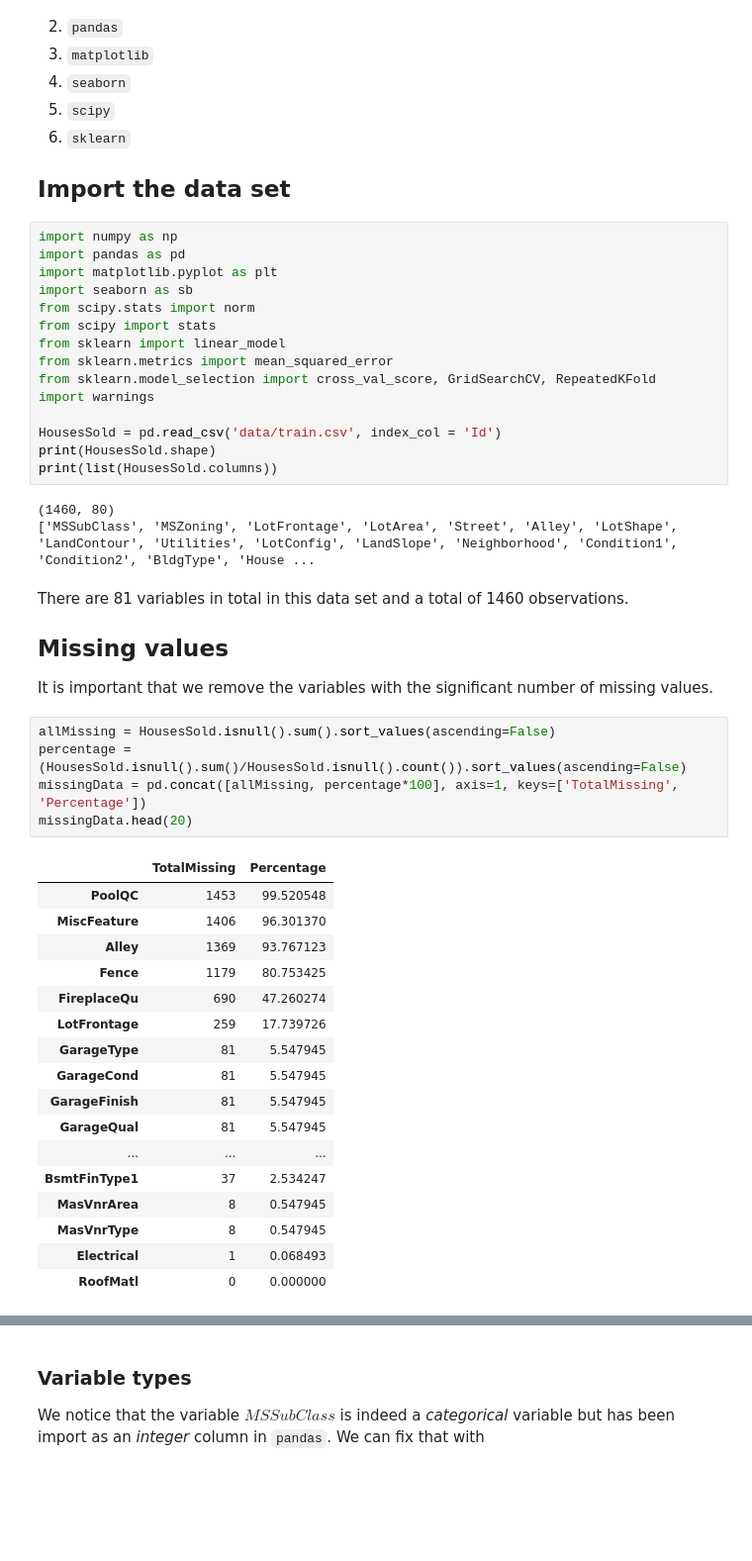
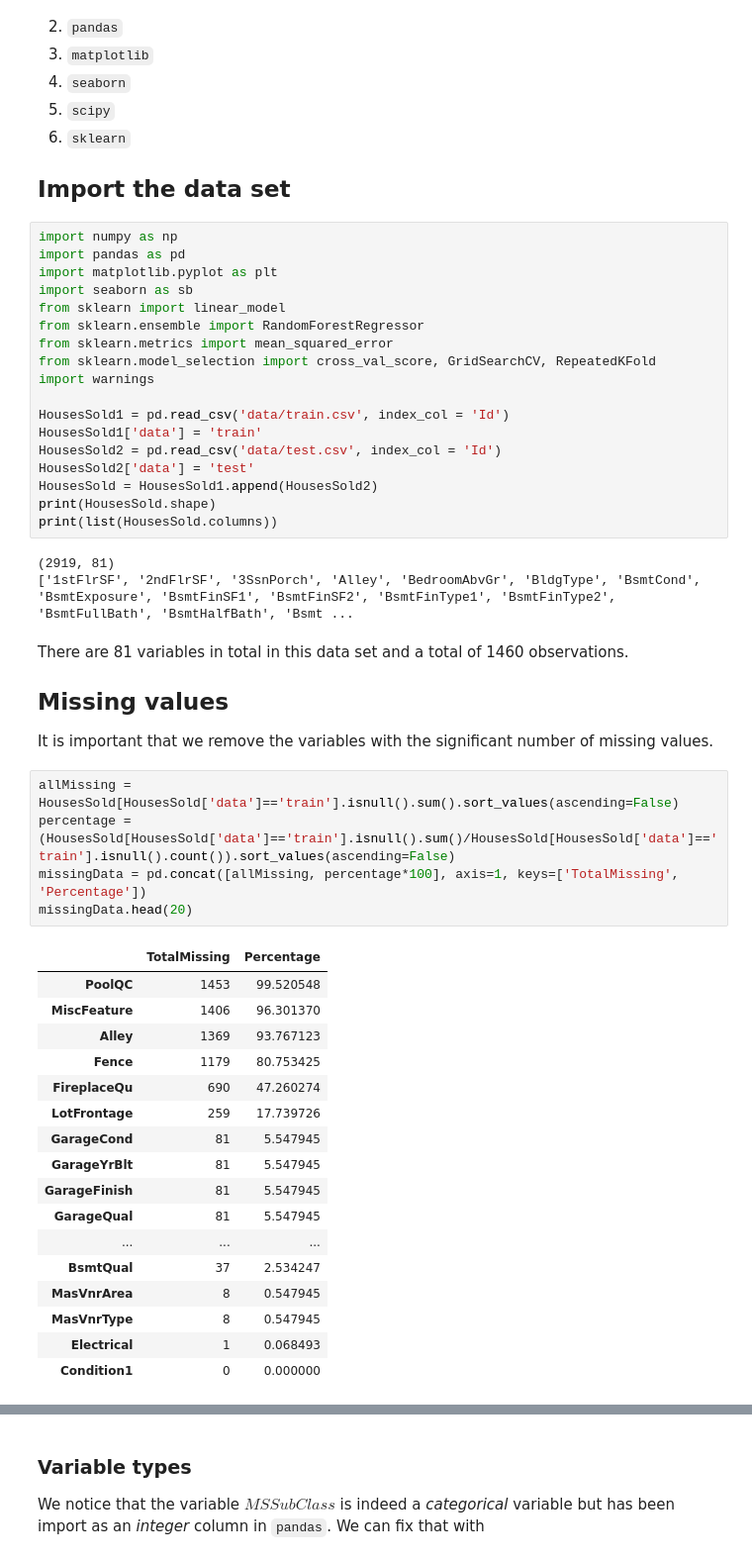
Before and after one commit to amjadfarman/HousePrices, a Jupyter notebook: house_prices.ipynb, the cells around one changed output, grey strips where cells are left out. Shown: that part at 99% size. Cells and saved outputs as stored; diff of their text form; blank space fills up the shorter version.

```diff
--- a/house_prices.ipynb
+++ b/house_prices.ipynb
@@ -18,45 +18,48 @@ import numpy as np
 import pandas as pd
 import matplotlib.pyplot as plt
 import seaborn as sb
-from scipy.stats import norm
-from scipy import stats
 from sklearn import linear_model
+from sklearn.ensemble import RandomForestRegressor
 from sklearn.metrics import mean_squared_error
 from sklearn.model_selection import cross_val_score, GridSearchCV, RepeatedKFold
 import warnings
 
-HousesSold = pd.read_csv('data/train.csv', index_col = 'Id')
+HousesSold1 = pd.read_csv('data/train.csv', index_col = 'Id')
+HousesSold1['data'] = 'train'
+HousesSold2 = pd.read_csv('data/test.csv', index_col = 'Id')
+HousesSold2['data'] = 'test'
+HousesSold = HousesSold1.append(HousesSold2)
 print(HousesSold.shape)
 print(list(HousesSold.columns))
 # %% [output]
-(1460, 80)
-['MSSubClass', 'MSZoning', 'LotFrontage', 'LotArea', 'Street', 'Alley', 'LotShape', 'LandContour', 'Utilities', 'LotConfig', 'LandSlope', 'Neighborhood', 'Condition1', 'Condition2', 'BldgType', 'House ...
+(2919, 81)
+['1stFlrSF', '2ndFlrSF', '3SsnPorch', 'Alley', 'BedroomAbvGr', 'BldgType', 'BsmtCond', 'BsmtExposure', 'BsmtFinSF1', 'BsmtFinSF2', 'BsmtFinType1', 'BsmtFinType2', 'BsmtFullBath', 'BsmtHalfBath', 'Bsmt ...
 # %% [markdown]
 There are 81 variables in total in this data set and a total of 1460 observations.
 ## Missing values
 
 It is important that we remove the variables with the significant number of missing values.
 # %%
-allMissing = HousesSold.isnull().sum().sort_values(ascending=False)
-percentage = (HousesSold.isnull().sum()/HousesSold.isnull().count()).sort_values(ascending=False)
+allMissing = HousesSold[HousesSold['data']=='train'].isnull().sum().sort_values(ascending=False)
+percentage = (HousesSold[HousesSold['data']=='train'].isnull().sum()/HousesSold[HousesSold['data']=='train'].isnull().count()).sort_values(ascending=False)
 missingData = pd.concat([allMissing, percentage*100], axis=1, keys=['TotalMissing', 'Percentage'])
 missingData.head(20)
 # %% [output]
 |  | TotalMissing | Percentage |
 | PoolQC | 1453 | 99.520548 |
 | MiscFeature | 1406 | 96.301370 |
 | Alley | 1369 | 93.767123 |
 | Fence | 1179 | 80.753425 |
 | FireplaceQu | 690 | 47.260274 |
 | LotFrontage | 259 | 17.739726 |
-| GarageType | 81 | 5.547945 |
 | GarageCond | 81 | 5.547945 |
+| GarageYrBlt | 81 | 5.547945 |
 | GarageFinish | 81 | 5.547945 |
 | GarageQual | 81 | 5.547945 |
 | ... | ... | ... |
-| BsmtFinType1 | 37 | 2.534247 |
+| BsmtQual | 37 | 2.534247 |
 | MasVnrArea | 8 | 0.547945 |
 | MasVnrType | 8 | 0.547945 |
 | Electrical | 1 | 0.068493 |
-| RoofMatl | 0 | 0.000000 |
+| Condition1 | 0 | 0.000000 |
 # %% [markdown]
```
Also changed, not shown: parts of 38 cells of this notebook, 1 other file.
